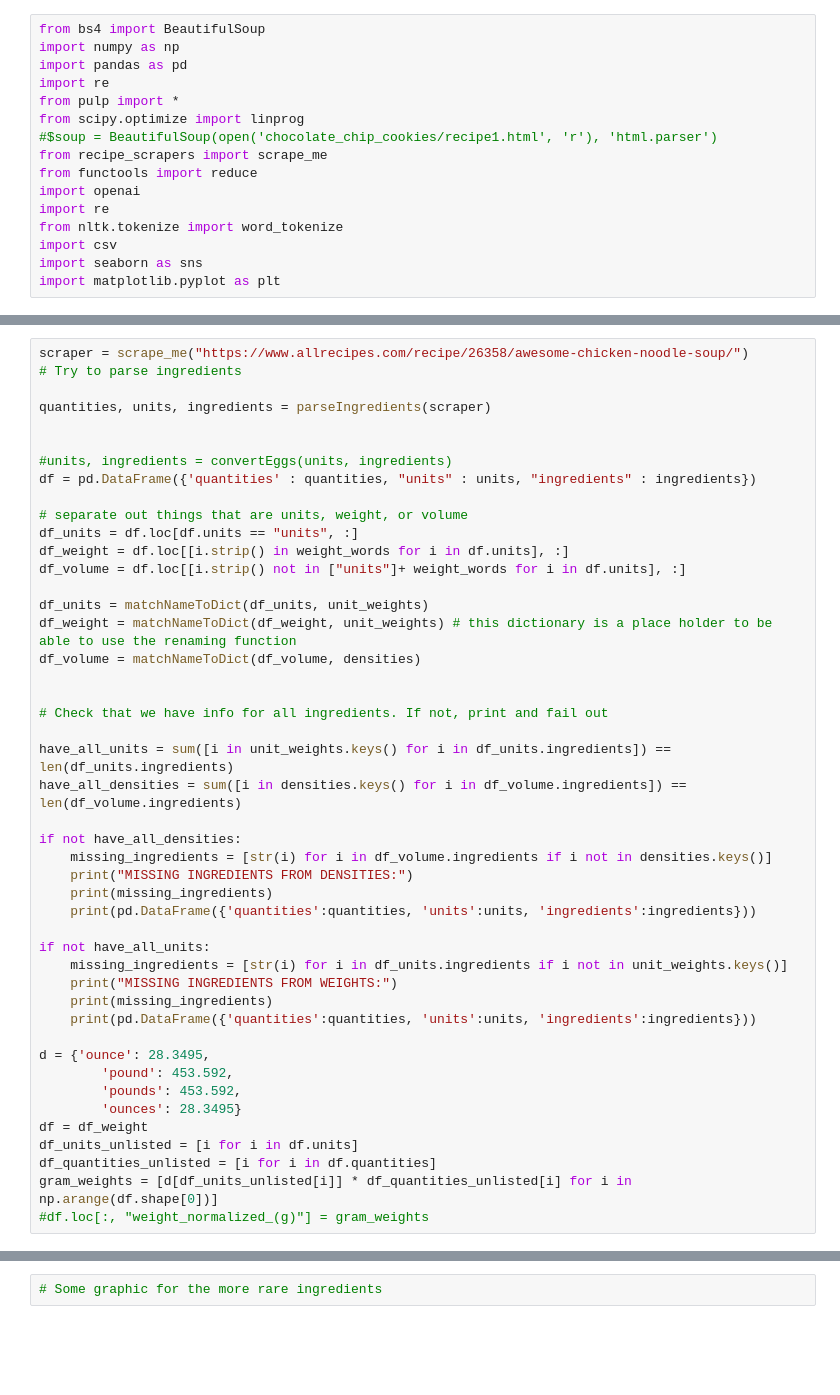
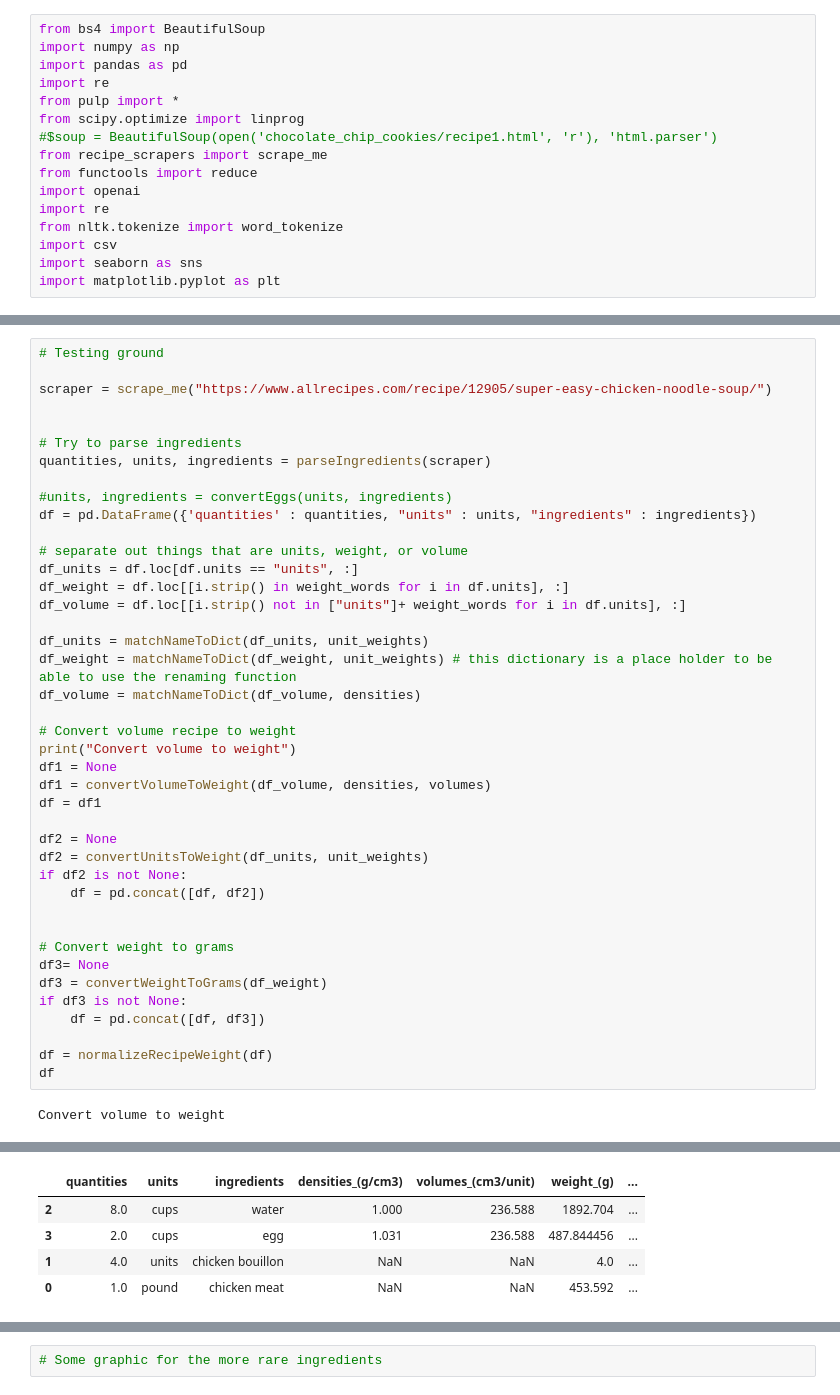
Before and after one commit to kiti15237/median_meal, a Jupyter notebook: recipe_averager.ipynb, the cells around one changed output, grey strips where cells are left out. Saved outputs shown, nothing was run; the diff lists cells and outputs as text; blank space fills up the shorter version.

```diff
--- a/recipe_averager.ipynb
+++ b/recipe_averager.ipynb
@@ -122,9 +47,11 @@ df.loc[[i not in ["units"]+ weight_words for i in df.units], :]
 # %%
-scraper = scrape_me("https://www.allrecipes.com/recipe/26358/awesome-chicken-noodle-soup/")
+# Testing ground
+
+scraper = scrape_me("https://www.allrecipes.com/recipe/12905/super-easy-chicken-noodle-soup/")
+
+
 # Try to parse ingredients
-
 quantities, units, ingredients = parseIngredients(scraper)
-
 
 #units, ingredients = convertEggs(units, ingredients)
 df = pd.DataFrame({'quantities' : quantities, "units" : units, "ingredients" : ingredients})
@@ -138,30 +65,25 @@ df_units = matchNameToDict(df_units, unit_weights)
 df_weight = matchNameToDict(df_weight, unit_weights) # this dictionary is a place holder to be able to use the renaming function
 df_volume = matchNameToDict(df_volume, densities)
 
+# Convert volume recipe to weight
+print("Convert volume to weight")
+df1 = None
+df1 = convertVolumeToWeight(df_volume, densities, volumes)
+df = df1
 
-# Check that we have info for all ingredients. If not, print and fail out
+df2 = None
+df2 = convertUnitsToWeight(df_units, unit_weights)
+if df2 is not None:
+    df = pd.concat([df, df2])
 
-have_all_units = sum([i in unit_weights.keys() for i in df_units.ingredients]) == len(df_units.ingredients)
-have_all_densities = sum([i in densities.keys() for i in df_volume.ingredients]) == len(df_volume.ingredients)
 
-if not have_all_densities:
-    missing_ingredients = [str(i) for i in df_volume.ingredients if i not in densities.keys()]
-    print("MISSING INGREDIENTS FROM DENSITIES:")
-    print(missing_ingredients)
-    print(pd.DataFrame({'quantities':quantities, 'units':units, 'ingredients':ingredients}))
+# Convert weight to grams
+df3= None
+df3 = convertWeightToGrams(df_weight)
+if df3 is not None:
+    df = pd.concat([df, df3])
 
-if not have_all_units:
-    missing_ingredients = [str(i) for i in df_units.ingredients if i not in unit_weights.keys()]
-    print("MISSING INGREDIENTS FROM WEIGHTS:")
-    print(missing_ingredients)
-    print(pd.DataFrame({'quantities':quantities, 'units':units, 'ingredients':ingredients}))
-
-d = {'ounce': 28.3495,
-        'pound': 453.592,
-        'pounds': 453.592,
-        'ounces': 28.3495}
-df = df_weight
-df_units_unlisted = [i for i in df.units]
-df_quantities_unlisted = [i for i in df.quantities]
-gram_weights = [d[df_units_unlisted[i]] * df_quantities_unlisted[i] for i in np.arange(df.shape[0])]
-#df.loc[:, "weight_normalized_(g)"] = gram_weights
+df = normalizeRecipeWeight(df)
+df
+# %% [output]
+Convert volume to weight
@@ -167,0 +103,5 @@ gram_weights = [d[df_units_unlisted[i]] * df_quantities_unlisted[i] for i in np.
+|  | quantities | units | ingredients | densities_(g/cm3) | volumes_(cm3/unit) | weight_(g) | ... |
+| 2 | 8.0 | cups | water | 1.000 | 236.588 | 1892.704 | ... |
+| 3 | 2.0 | cups | egg | 1.031 | 236.588 | 487.844456 | ... |
+| 1 | 4.0 | units | chicken bouillon | NaN | NaN | 4.0 | ... |
+| 0 | 1.0 | pound | chicken meat | NaN | NaN | 453.592 | ... |
```
Also changed, not shown: parts of 12 cells of this notebook, 4 other files.
